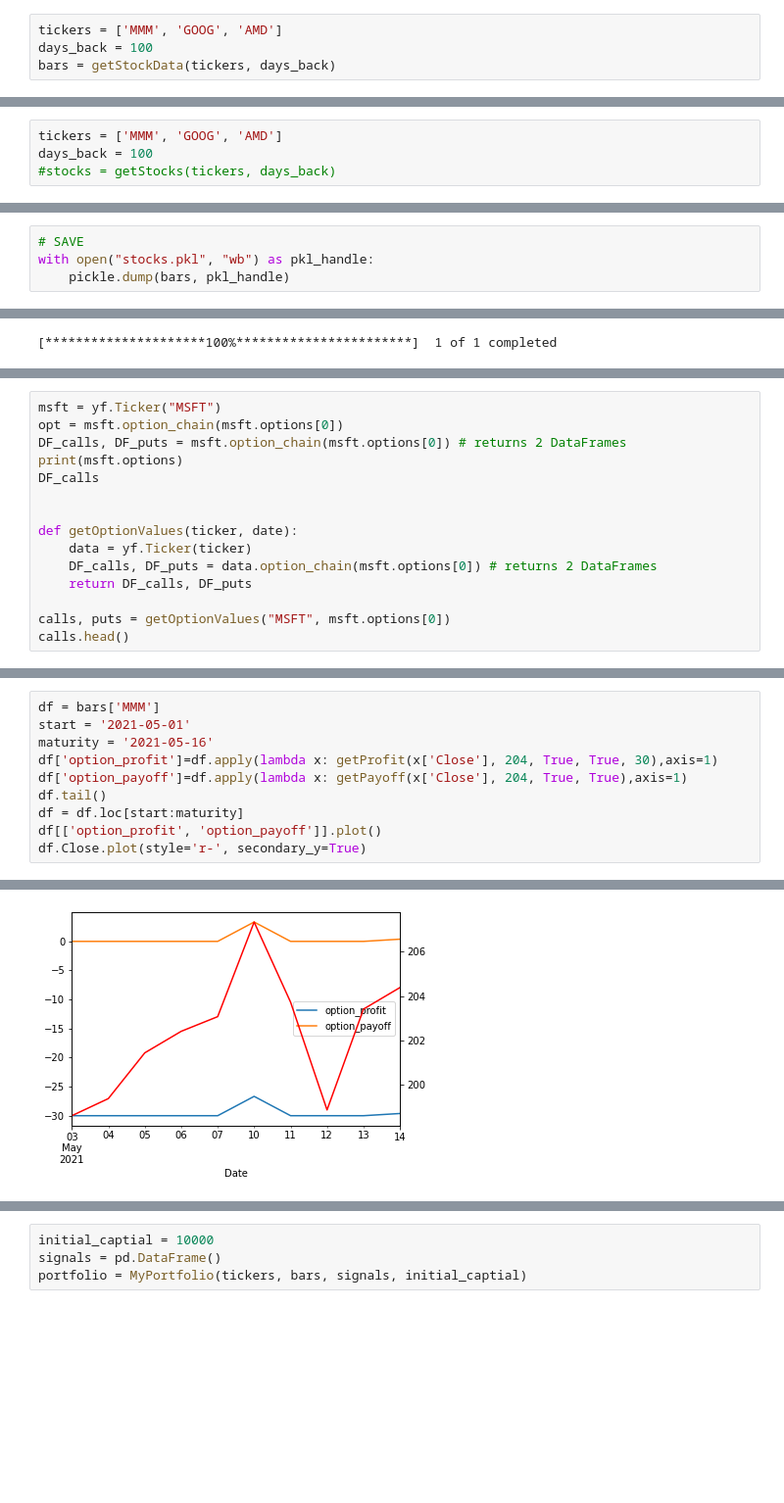
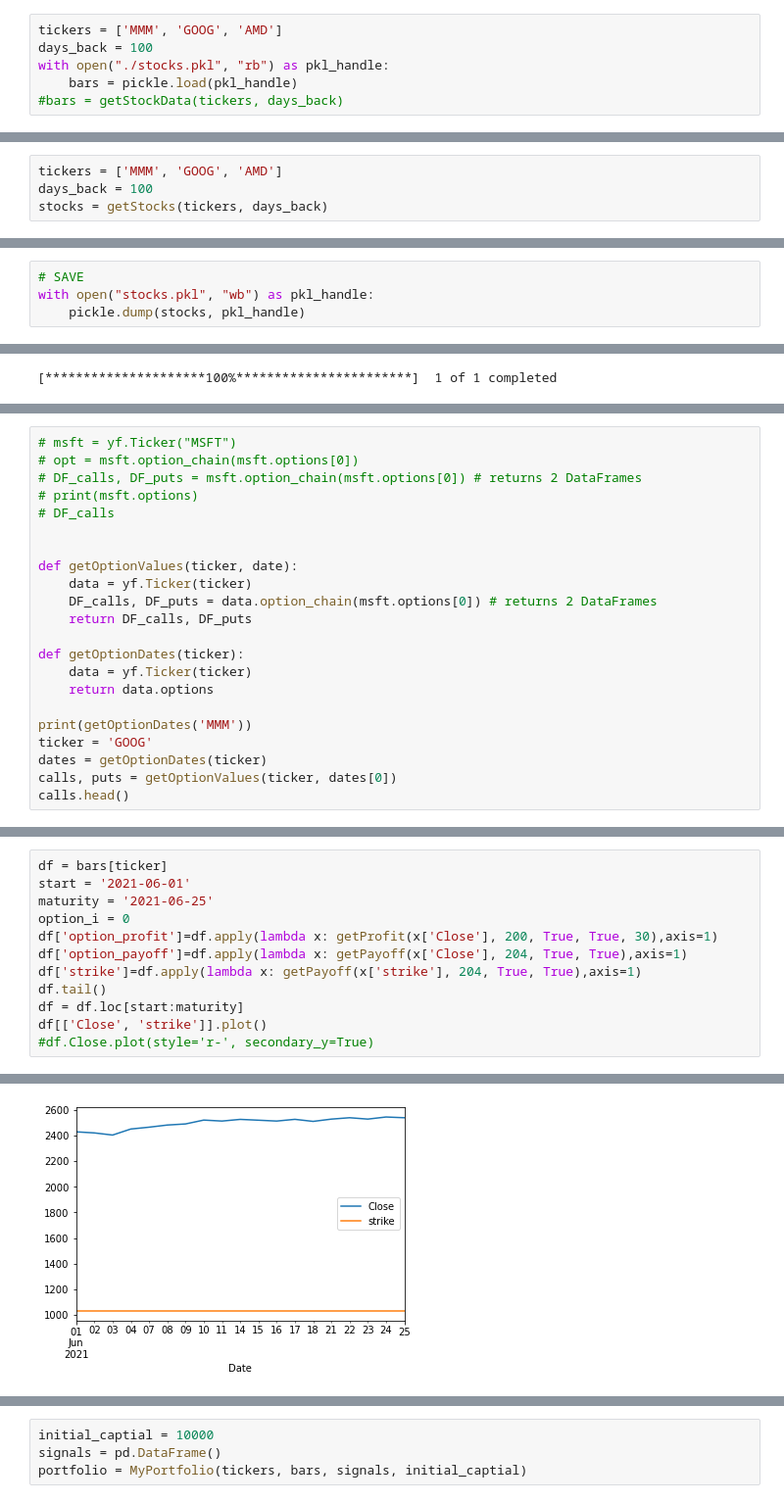
Before and after one commit to lucasdmoyer/two-dolla, a Jupyter notebook: Option Pricing.ipynb, the cells around one changed output, grey strips where cells are left out. Shown at 98% size. Drawn from its saved outputs; the diff is of its cells as text; blank space fills up the shorter version.

```diff
--- a/Option Pricing.ipynb
+++ b/Option Pricing.ipynb
@@ -34,4 +34,6 @@ a.bsm_price()
 # %%
 tickers = ['MMM', 'GOOG', 'AMD']
 days_back = 100
-bars = getStockData(tickers, days_back)
+with open("./stocks.pkl", "rb") as pkl_handle:
+    bars = pickle.load(pkl_handle)
+#bars = getStockData(tickers, days_back)
@@ -61,4 +78,4 @@ def getStocks(tickers, days_back):
 # %%
 tickers = ['MMM', 'GOOG', 'AMD']
 days_back = 100
-#stocks = getStocks(tickers, days_back)
+stocks = getStocks(tickers, days_back)
@@ -74,7 +97,7 @@ os.getcwd()
 # %%
 # SAVE
 with open("stocks.pkl", "wb") as pkl_handle:
-    pickle.dump(bars, pkl_handle)
+    pickle.dump(stocks, pkl_handle)
 # %%
 # LOAD
 bars ={}
@@ -211,9 +241,9 @@ opt = msft.option_chain('2021-05-28')
 # %%
-msft = yf.Ticker("MSFT")
-opt = msft.option_chain(msft.options[0])
-DF_calls, DF_puts = msft.option_chain(msft.options[0]) # returns 2 DataFrames
-print(msft.options)
-DF_calls
+# msft = yf.Ticker("MSFT")
+# opt = msft.option_chain(msft.options[0])
+# DF_calls, DF_puts = msft.option_chain(msft.options[0]) # returns 2 DataFrames
+# print(msft.options)
+# DF_calls
 
 
 def getOptionValues(ticker, date):
@@ -221,6 +251,13 @@ def getOptionValues(ticker, date):
     DF_calls, DF_puts = data.option_chain(msft.options[0]) # returns 2 DataFrames
     return DF_calls, DF_puts
 
-calls, puts = getOptionValues("MSFT", msft.options[0])
+def getOptionDates(ticker):
+    data = yf.Ticker(ticker)
+    return data.options
+
+print(getOptionDates('MMM'))
+ticker = 'GOOG'
+dates = getOptionDates(ticker)
+calls, puts = getOptionValues(ticker, dates[0])
 calls.head()
 # %% [output]
@@ -234,13 +288,15 @@ calls.head()
 # %%
-df = bars['MMM']
-start = '2021-05-01'
-maturity = '2021-05-16'
-df['option_profit']=df.apply(lambda x: getProfit(x['Close'], 204, True, True, 30),axis=1)
+df = bars[ticker]
+start = '2021-06-01'
+maturity = '2021-06-25'
+option_i = 0
+df['option_profit']=df.apply(lambda x: getProfit(x['Close'], 200, True, True, 30),axis=1)
 df['option_payoff']=df.apply(lambda x: getPayoff(x['Close'], 204, True, True),axis=1)
+df['strike']=df.apply(lambda x: getPayoff(x['strike'], 204, True, True),axis=1)
 df.tail()
 df = df.loc[start:maturity]
-df[['option_profit', 'option_payoff']].plot()
-df.Close.plot(style='r-', secondary_y=True)
+df[['Close', 'strike']].plot()
+#df.Close.plot(style='r-', secondary_y=True)
 # %% [output]
 <matplotlib.axes._subplots.AxesSubplot at 0x...>
-[figure, old version]
+[figure, new version]
```
Also changed, not shown: parts of 13 cells of this notebook, 9 other files.
